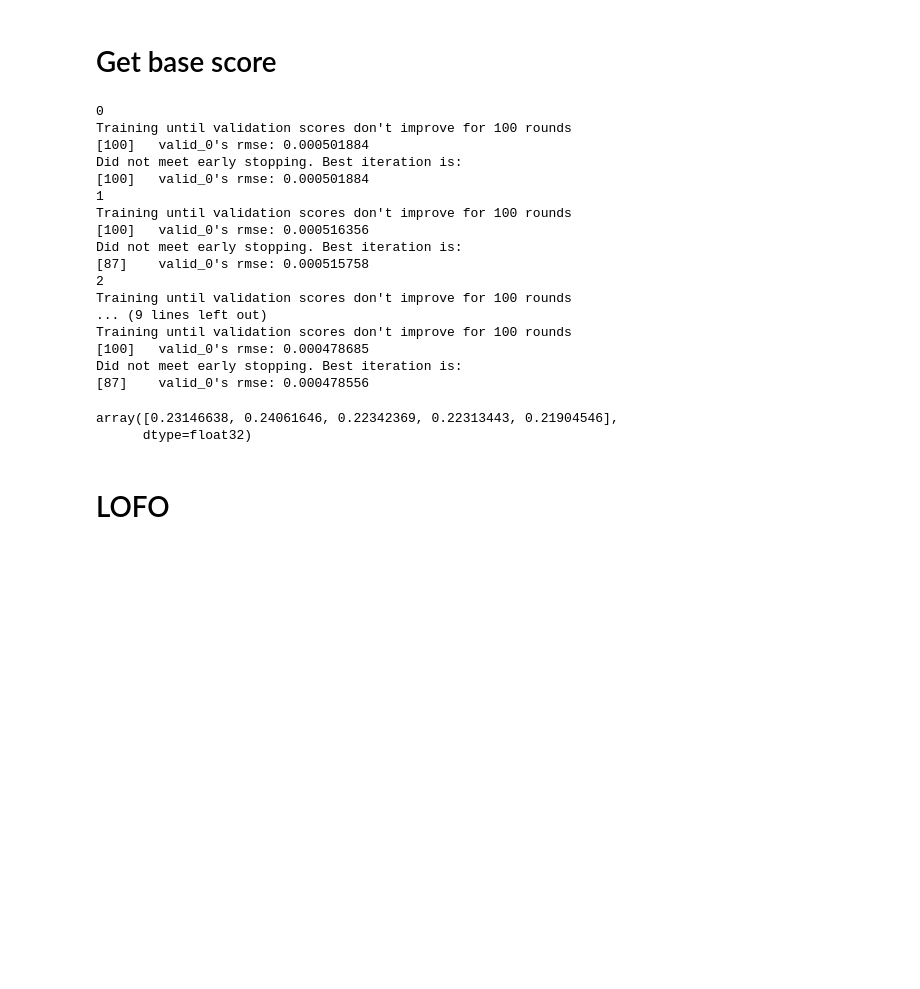
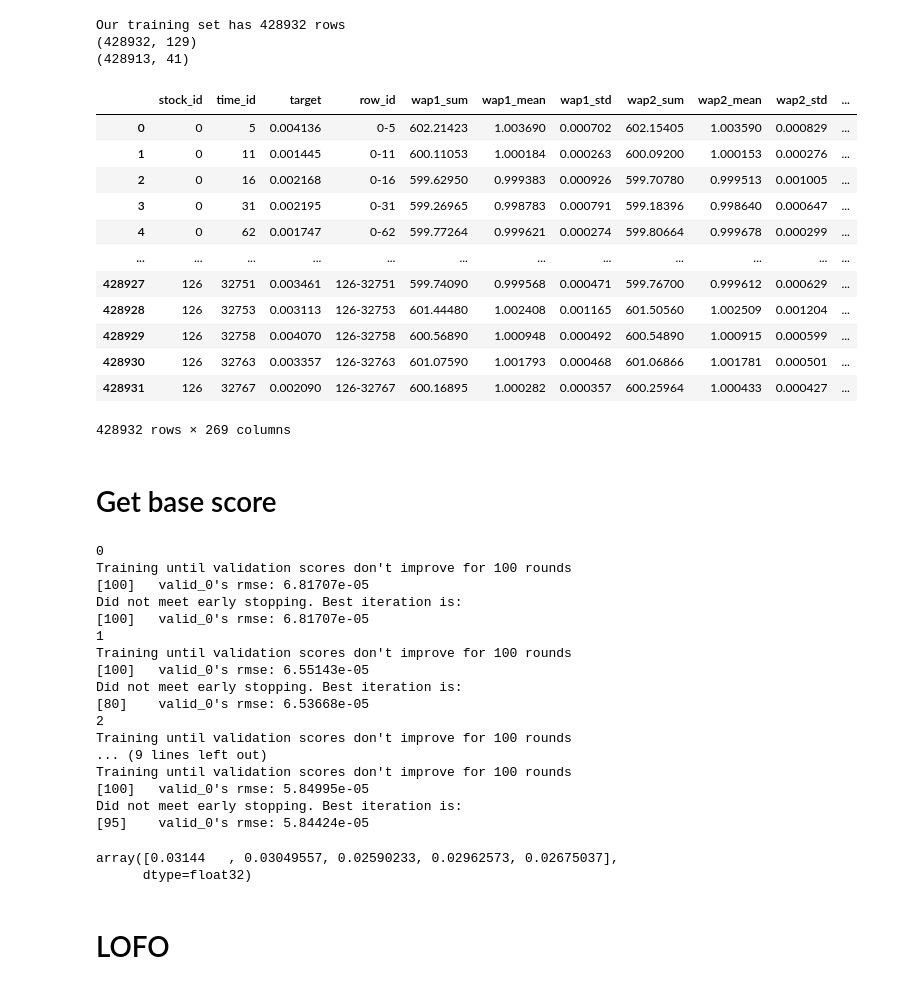
Before and after one commit to Zacchaeus00/kaggle-optiver, a Jupyter notebook: working/lofo.ipynb, the cells around one changed output. Cells and saved outputs as stored; diff of their text form; code cells hidden in the pictures; blank space fills up the shorter version.

```diff
--- a/working/lofo.ipynb
+++ b/working/lofo.ipynb
@@ -12,6 +12,16 @@ import itertools
 pd.set_option('max_columns', 300)
 pd.set_option('max_rows', 300)
 
+# Function to read our base train and test set
+def read_train_test():
+    train = pd.read_csv('../input/optiver-realized-volatility-prediction/train.csv')
+    test = pd.read_csv('../input/optiver-realized-volatility-prediction/test.csv')
+    # Create a key to merge with book and trade data
+    train['row_id'] = train['stock_id'].astype(str) + '-' + train['time_id'].astype(str)
+    test['row_id'] = test['stock_id'].astype(str) + '-' + test['time_id'].astype(str)
+    print(f'Our training set has {train.shape[0]} rows')
+    return train, test
+
 # Function to get group stats for the stock_id and time_id
 def get_time_stock(df):
     # Get realized volatility columns
@@ -20,13 +30,13 @@ def get_time_stock(df):
                 'trade_log_return_realized_volatility', 'trade_log_return_realized_volatility_450', 'trade_log_return_realized_volatility_300', 'trade_log_return_realized_volatility_150']
 
     # Group by the stock id
-    df_stock_id = df.groupby(['stock_id'])[vol_cols].agg(['mean', 'std', 'max', 'min', ]).reset_index()
+    df_stock_id = df.groupby(['stock_id'])[vol_cols].agg(['mean', 'std', 'max', 'min', 'median']).reset_index()
     # Rename columns joining suffix
     df_stock_id.columns = ['_'.join(col) for col in df_stock_id.columns]
     df_stock_id = df_stock_id.add_suffix('_' + 'stock')
 
     # Group by the time id
-    df_time_id = df.groupby(['time_id'])[vol_cols].agg(['mean', 'std', 'max', 'min', ]).reset_index()
+    df_time_id = df.groupby(['time_id'])[vol_cols].agg(['mean', 'std', 'max', 'min', 'median']).reset_index()
     # Rename columns joining suffix
     df_time_id.columns = ['_'.join(col) for col in df_time_id.columns]
     df_time_id = df_time_id.add_suffix('_' + 'time')
@@ -49,3 +53,33 @@ test = get_time_stock(test)
+# %%
+train, _ = read_train_test()
+df_book = pd.read_csv('../input/processed-both-ffill/df_book.csv')
+print(df_book.shape)
+df_trade = pd.read_csv('../input/processed-book-ffill/df_trade.csv')
+print(df_trade.shape)
+train_ = df_book.merge(df_trade, on = ['row_id'], how = 'left')
+train = train.merge(train_, on = ['row_id'], how = 'left')
+
+# Get group stats of time_id and stock_id
+train = get_time_stock(train)
+train['logtarget'] = train['target'].apply(np.log)
+train
+# %% [output]
+Our training set has 428932 rows
+(428932, 129)
+(428913, 41)
+|  | stock_id | time_id | target | row_id | wap1_sum | wap1_mean | wap1_std | wap2_sum | wap2_mean | wap2_std | ... |
+| 0 | 0 | 5 | 0.004136 | 0-5 | 602.21423 | 1.003690 | 0.000702 | 602.15405 | 1.003590 | 0.000829 | ... |
+| 1 | 0 | 11 | 0.001445 | 0-11 | 600.11053 | 1.000184 | 0.000263 | 600.09200 | 1.000153 | 0.000276 | ... |
+| 2 | 0 | 16 | 0.002168 | 0-16 | 599.62950 | 0.999383 | 0.000926 | 599.70780 | 0.999513 | 0.001005 | ... |
+| 3 | 0 | 31 | 0.002195 | 0-31 | 599.26965 | 0.998783 | 0.000791 | 599.18396 | 0.998640 | 0.000647 | ... |
+| 4 | 0 | 62 | 0.001747 | 0-62 | 599.77264 | 0.999621 | 0.000274 | 599.80664 | 0.999678 | 0.000299 | ... |
+| ... | ... | ... | ... | ... | ... | ... | ... | ... | ... | ... | ... |
+| 428927 | 126 | 32751 | 0.003461 | 126-32751 | 599.74090 | 0.999568 | 0.000471 | 599.76700 | 0.999612 | 0.000629 | ... |
+| 428928 | 126 | 32753 | 0.003113 | 126-32753 | 601.44480 | 1.002408 | 0.001165 | 601.50560 | 1.002509 | 0.001204 | ... |
+| 428929 | 126 | 32758 | 0.004070 | 126-32758 | 600.56890 | 1.000948 | 0.000492 | 600.54890 | 1.000915 | 0.000599 | ... |
+| 428930 | 126 | 32763 | 0.003357 | 126-32763 | 601.07590 | 1.001793 | 0.000468 | 601.06866 | 1.001781 | 0.000501 | ... |
+| 428931 | 126 | 32767 | 0.002090 | 126-32767 | 600.16895 | 1.000282 | 0.000357 | 600.25964 | 1.000433 | 0.000427 | ... |
+428932 rows × 269 columns
 # %% [markdown]
 # Get base score
 # %%
@@ -88,22 +122,22 @@ base_cv_score
 # %% [output]
 0
 Training until validation scores don't improve for 100 rounds
-[100]   valid_0's rmse: 0.000501884
+[100]   valid_0's rmse: 6.81707e-05
 Did not meet early stopping. Best iteration is:
-[100]   valid_0's rmse: 0.000501884
+[100]   valid_0's rmse: 6.81707e-05
 1
 Training until validation scores don't improve for 100 rounds
-[100]   valid_0's rmse: 0.000516356
+[100]   valid_0's rmse: 6.55143e-05
 Did not meet early stopping. Best iteration is:
-[87]    valid_0's rmse: 0.000515758
+[80]    valid_0's rmse: 6.53668e-05
 2
 Training until validation scores don't improve for 100 rounds
 ... (9 lines left out)
 Training until validation scores don't improve for 100 rounds
-[100]   valid_0's rmse: 0.000478685
+[100]   valid_0's rmse: 5.84995e-05
 Did not meet early stopping. Best iteration is:
-[87]    valid_0's rmse: 0.000478556
+[95]    valid_0's rmse: 5.84424e-05
-array([0.23146638, 0.24061646, 0.22342369, 0.22313443, 0.21904546],
+array([0.03144   , 0.03049557, 0.02590233, 0.02962573, 0.02675037],
       dtype=float32)
 # %% [markdown]
 # LOFO
```
Also changed, not shown: parts of 1 cell of this notebook, 2 other files.
